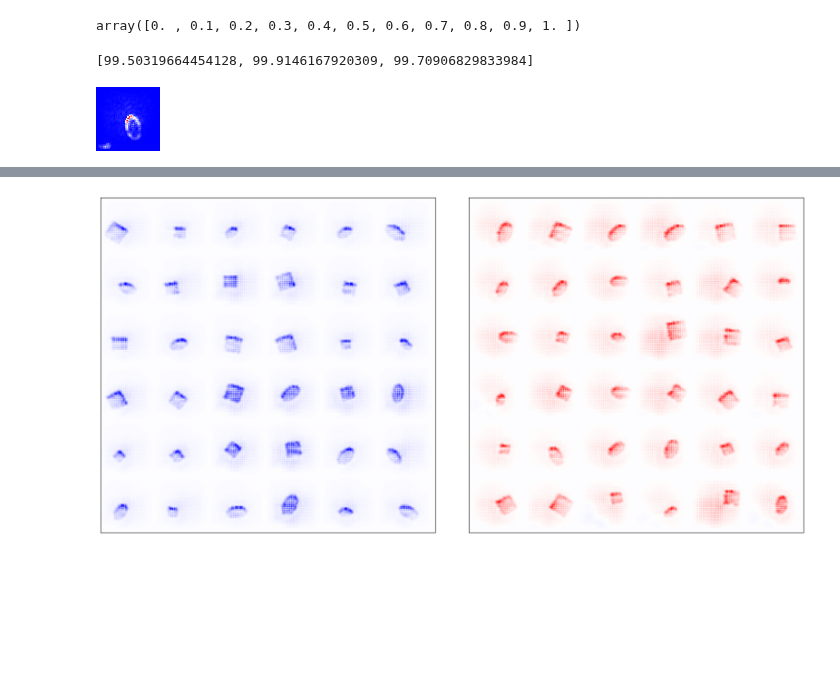
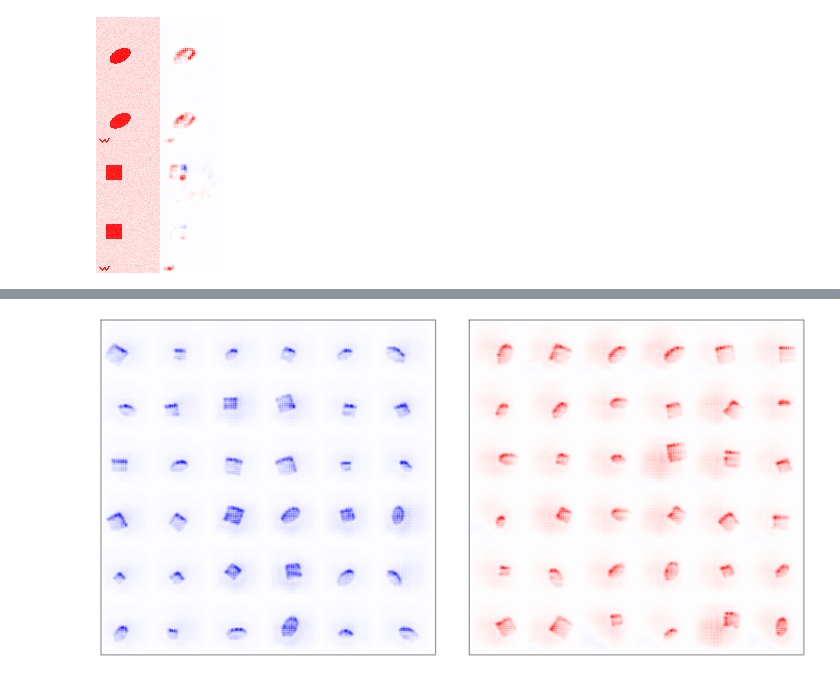
Before and after one commit to lillijo/xai-evaluation-master-thesis, a Jupyter notebook: experiments/new_noisy_dataset.ipynb, the cells around one changed output, grey strips where cells are left out. Drawn from its saved outputs; the diff is of its cells as text; code cells hidden in the pictures; blank space fills up the shorter version.

```diff
--- a/experiments/new_noisy_dataset.ipynb
+++ b/experiments/new_noisy_dataset.ipynb
@@ -81,13 +20,0 @@ best loss:  0.00572321416271734  last loss:  0.00572321416271734  best epoch:  m
-# %%
-np.round(np.linspace(0, 1, 11), 3)
-# %% [output]
-array([0. , 0.1, 0.2, 0.3, 0.4, 0.5, 0.6, 0.7, 0.8, 0.9, 1. ])
-# %%
-res = accuracy_per_class(model, test_loader)
-res
-# %% [output]
-[99.50319664454128, 99.9146167920309, 99.70906829833984]
-# %%
-imgify(crp_attribution.heatmap(421560))
-# %% [output]
-[figure, removed]
@@ -93,0 +38,18 @@ imgify(crp_attribution.heatmap(421560))
+# %%
+ind = 412950
+img = torch.zeros(8, 64,64)
+preds = torch.zeros(4, dtype=torch.int8)
+img[0]= unbiased_ds[ind][0][0]
+img[1], preds[0] = crp_attribution.heatmap(ind)
+ind = 412951
+img[2] = unbiased_ds[ind][0][0]
+img[3], preds[1] = crp_attribution.heatmap(ind)
+ind = 122950
+img[6] = unbiased_ds[ind][0][0]
+img[7], preds[2] = crp_attribution.heatmap(ind)
+ind = 122955
+img[4] = unbiased_ds[ind][0][0]
+img[5], preds[3] = crp_attribution.heatmap(ind)
+imgify(img, grid=(4,2), symmetric=True)
+# %% [output]
+[figure, added]
```
Also changed, not shown: parts of 15 cells of this notebook, 12 other files.
